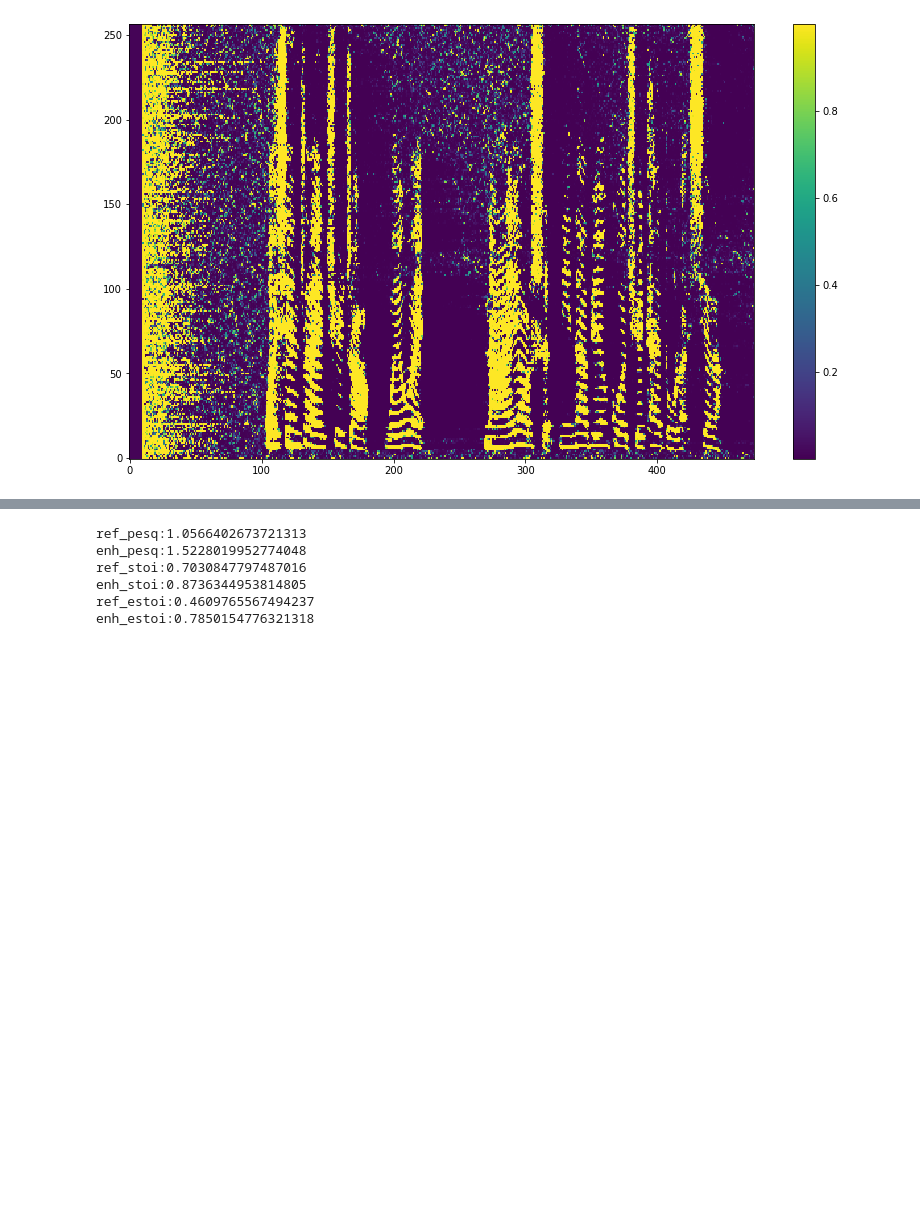
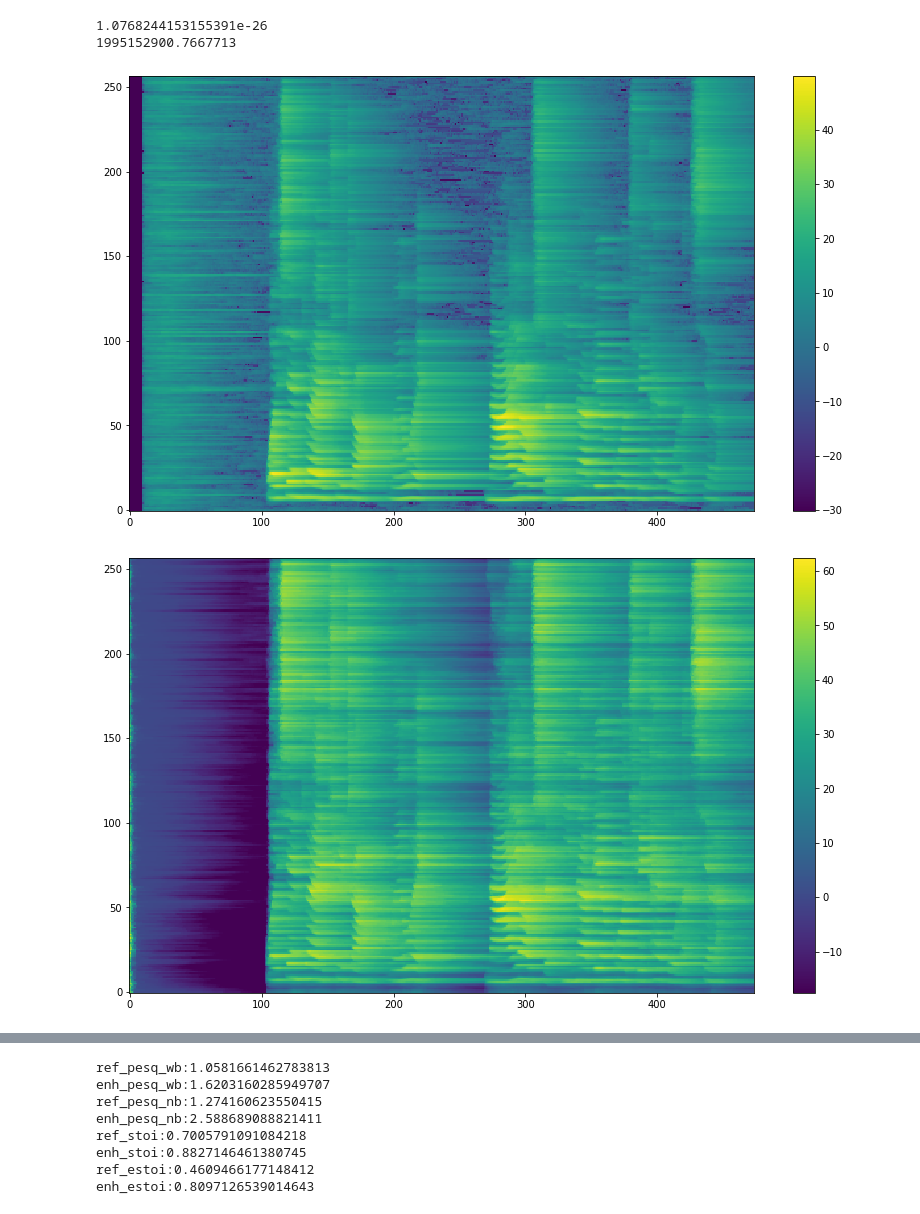
Before and after one commit to wangwei2009/DistantSpeech, a Jupyter notebook: example/mcspp.ipynb, the cells around one changed output, grey strips where cells are left out. Cells and saved outputs as stored; diff of their text form; code cells hidden in the pictures; blank space fills up the shorter version.

```diff
--- a/example/mcspp.ipynb
+++ b/example/mcspp.ipynb
@@ -194,4 +196,0 @@ plt.show()
-# %%
-pmesh(p)
-# %% [output]
-[figure, removed]
@@ -200,0 +197,13 @@ audiowrite('out1.wav', yout)
+# %%
+print(np.min(xi_local_th))
+print(np.max(xi_local_th))
+# %% [output]
+1.0768244153155391e-26
+1995152900.7667713
+# %%
+pmesh(librosa.power_to_db(xi))
+pmesh(librosa.power_to_db(xi_th))
+pmesh(librosa.power_to_db(xi_local_th))
+# %% [output]
+[figure, added]
+[figure, added]
@@ -201,13 +211,23 @@ audiowrite('out1.wav', yout)
 # %%
 nsy = array_data[0, :]
 ref = signal
+# enh = audioread("/home/wangwei/work/DistantSpeech/samples/noise/office1.wav")
+# enh = audioread("/home/wangwei/work/DistantSpeech/example/out2.wav")
+
 enh = yout[256:]
 nsy = nsy[: len(enh)]
 ref = ref[: len(enh)]
 
+offset = 20480 # skip unconverge segment
+enh = enh[offset:]
+nsy = nsy[offset:]
+ref = ref[offset:]
+
 summary = {
-    'ref_pesq': pesq(sr, ref, nsy, 'wb'),
-    'enh_pesq': pesq(sr, ref, enh, 'wb'),
+    'ref_pesq_wb': pesq(sr, ref, nsy, 'wb'),
+    'enh_pesq_wb': pesq(sr, ref, enh, 'wb'),
+    'ref_pesq_nb': pesq(sr, ref, nsy, 'nb'),
+    'enh_pesq_nb': pesq(sr, ref, enh, 'nb'),
     'ref_stoi': stoi(ref, nsy, sr, extended=False),
     'enh_stoi': stoi(ref, enh, sr, extended=False),
     'ref_estoi': stoi(ref, nsy, sr, extended=True),
@@ -216,9 +236,11 @@ summary = {
 for key in summary.keys():
     print('{}:{}'.format(key, summary[key]))
 # %% [output]
-ref_pesq:1.0566402673721313
-enh_pesq:1.5228019952774048
-ref_stoi:0.7030847797487016
-enh_stoi:0.8736344953814805
-ref_estoi:0.4609765567494237
-enh_estoi:0.7850154776321318
+ref_pesq_wb:1.0581661462783813
+enh_pesq_wb:1.6203160285949707
+ref_pesq_nb:1.274160623550415
+enh_pesq_nb:2.588689088821411
+ref_stoi:0.7005791091084218
+enh_stoi:0.8827146461380745
+ref_estoi:0.4609466177148412
+enh_estoi:0.8097126539014643
```
Also changed, not shown: parts of 10 cells of this notebook.
